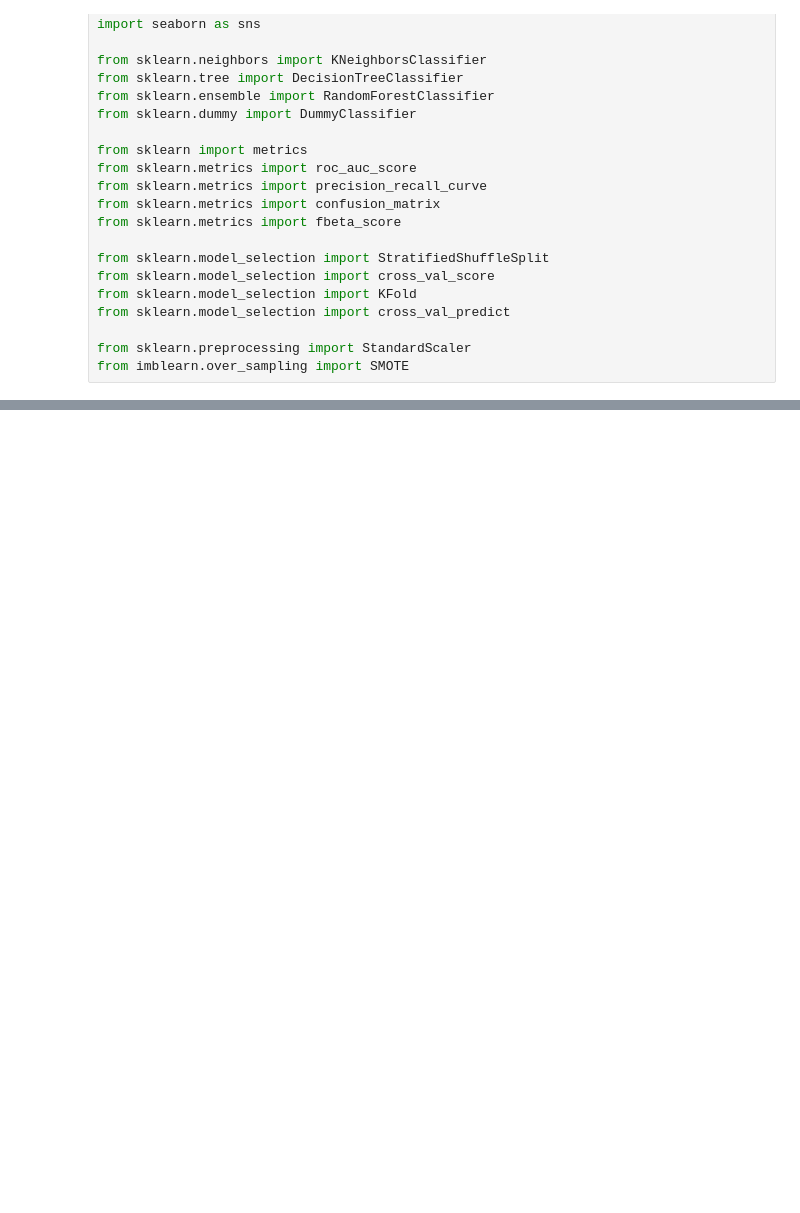
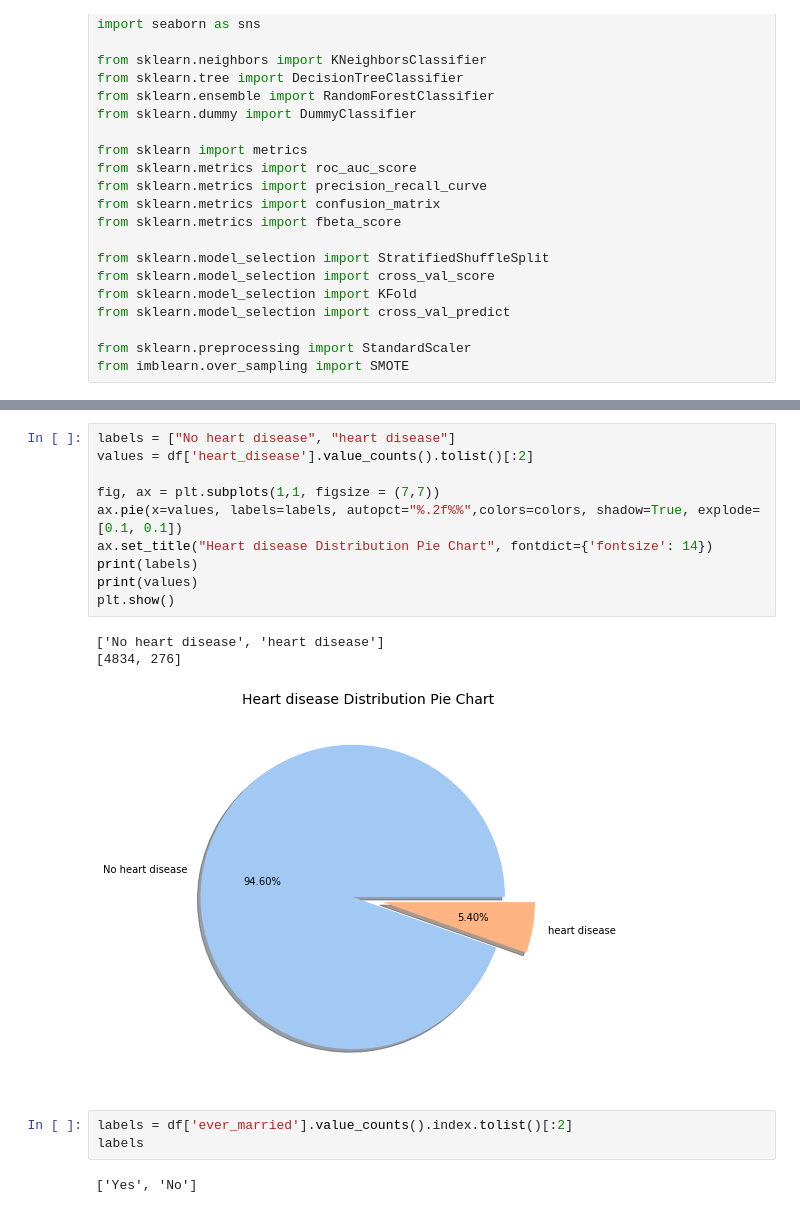
Before and after one commit to A-Sarayut/ML, a Jupyter notebook: Stroke_Prediction_assignment.ipynb, the cells around one changed output, grey strips where cells are left out. Drawn from its saved outputs; the diff is of its cells as text; blank space fills up the shorter version.

```diff
--- a/Stroke_Prediction_assignment.ipynb
+++ b/Stroke_Prediction_assignment.ipynb
@@ -27,0 +145,19 @@ from imblearn.over_sampling import SMOTE
+# %%
+labels = ["No heart disease", "heart disease"]
+values = df['heart_disease'].value_counts().tolist()[:2]
+
+fig, ax = plt.subplots(1,1, figsize = (7,7))
+ax.pie(x=values, labels=labels, autopct="%.2f%%",colors=colors, shadow=True, explode=[0.1, 0.1])
+ax.set_title("Heart disease Distribution Pie Chart", fontdict={'fontsize': 14})
+print(labels)
+print(values)
+plt.show()
+# %% [output]
+['No heart disease', 'heart disease']
+[4834, 276]
+[figure, added]
+# %%
+labels = df['ever_married'].value_counts().index.tolist()[:2]
+labels
+# %% [output]
+['Yes', 'No']
```
Also changed, not shown: parts of 15 cells of this notebook.
